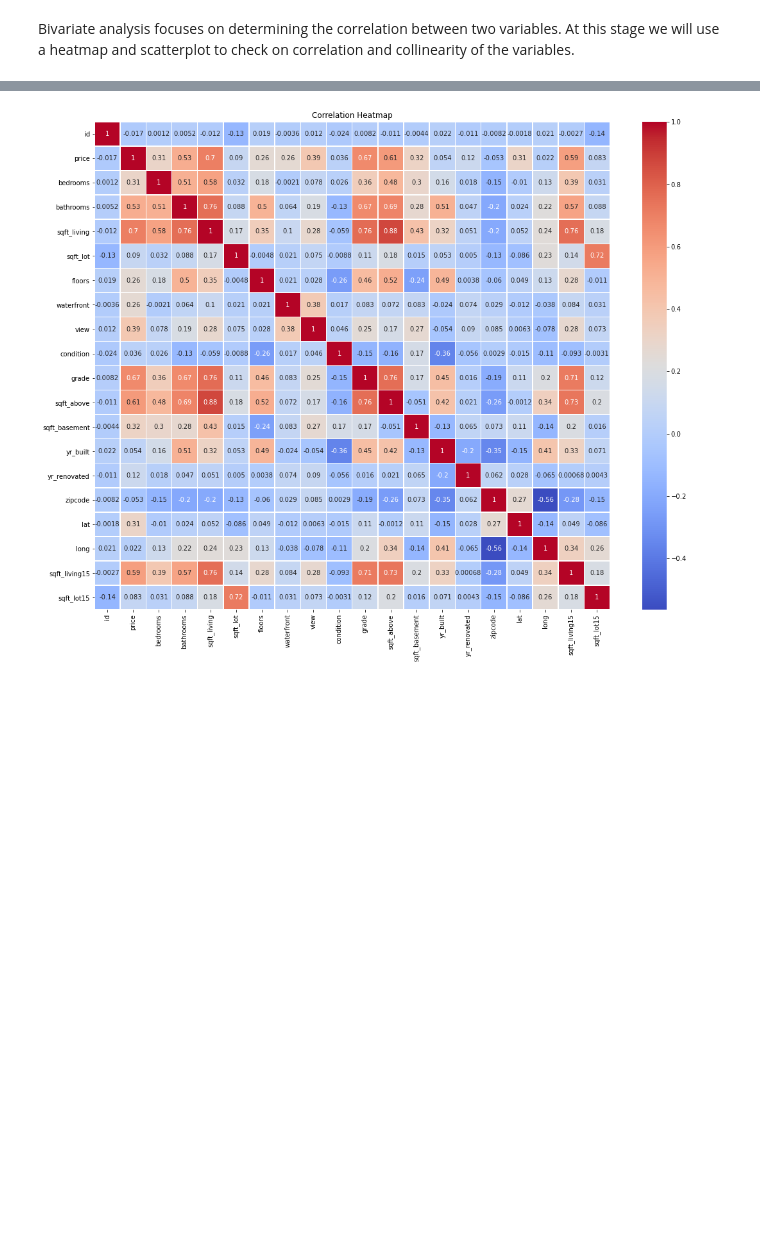
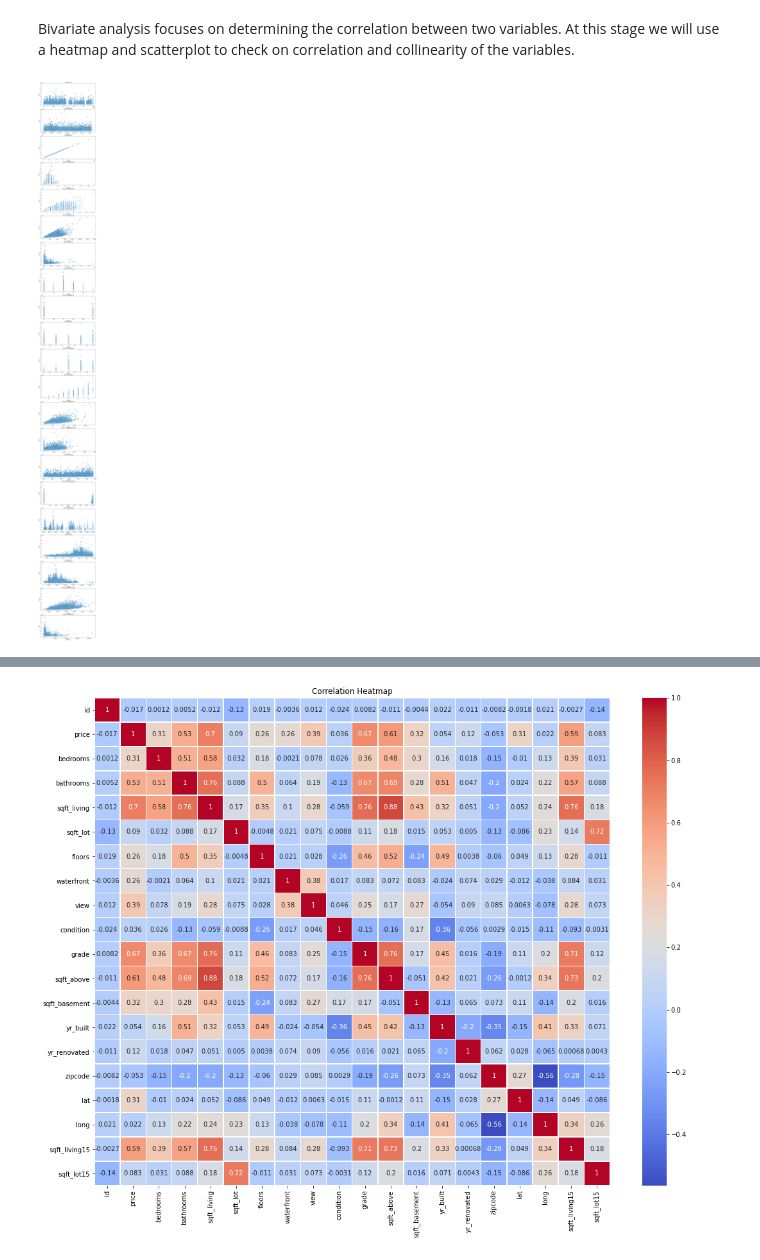
Before and after one commit to wambuiGicheha/Regression_Project, a Jupyter notebook: Data/dave.ipynb, the cells around one changed output, grey strips where cells are left out. Drawn from its saved outputs; the diff is of its cells as text; code cells hidden in the pictures; blank space fills up the shorter version.

```diff
--- a/Data/dave.ipynb
+++ b/Data/dave.ipynb
@@ -261,6 +262,21 @@ This gives us a comprehensive overview of our data. Some key points include:
 ## Bivariate Analysis
 # %% [markdown]
 Bivariate analysis focuses on determining the correlation between two variables. At this stage we will use a heatmap and scatterplot to check on correlation and collinearity of the variables.
+# %%
+# Scatter plot for all features against price
+all = data.columns.tolist()
+
+
+fig, axes = plt.subplots(nrows=len(all), ncols=1, figsize=(10, 5 * len(all)))
+
+
+for ax, all in zip(axes, all):
+    sns.scatterplot(x=all, y='price', data=data, ax=ax)
+    ax.set_title(f'Price vs. {all.capitalize()}')
+    ax.set_xlabel(feature.capitalize())
+    ax.set_ylabel('Price')
+# %% [output]
+[figure, added]
 # %%
 # Calculating the correlation matrix
 
```
Also changed, not shown: parts of 21 cells of this notebook.
